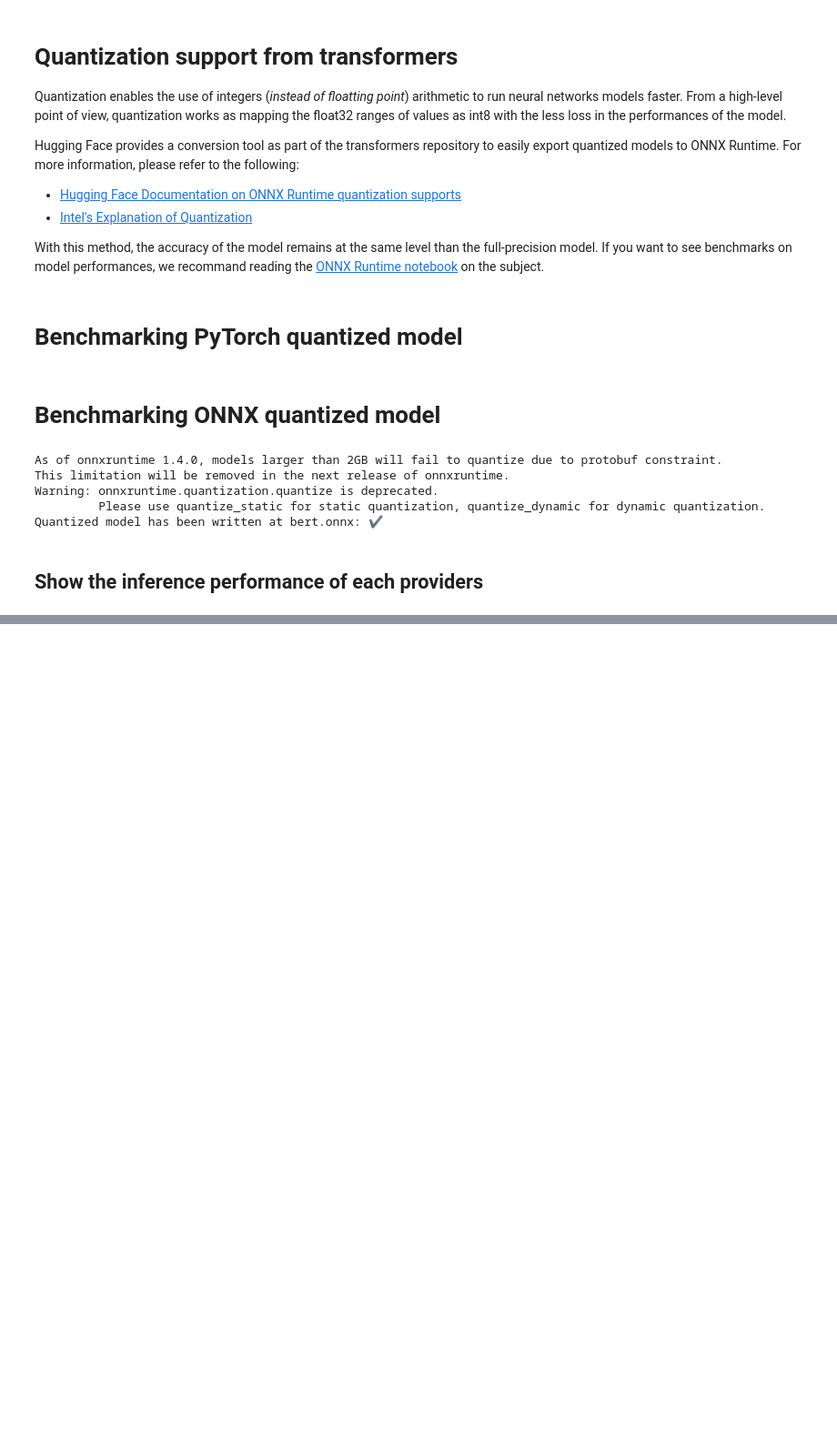
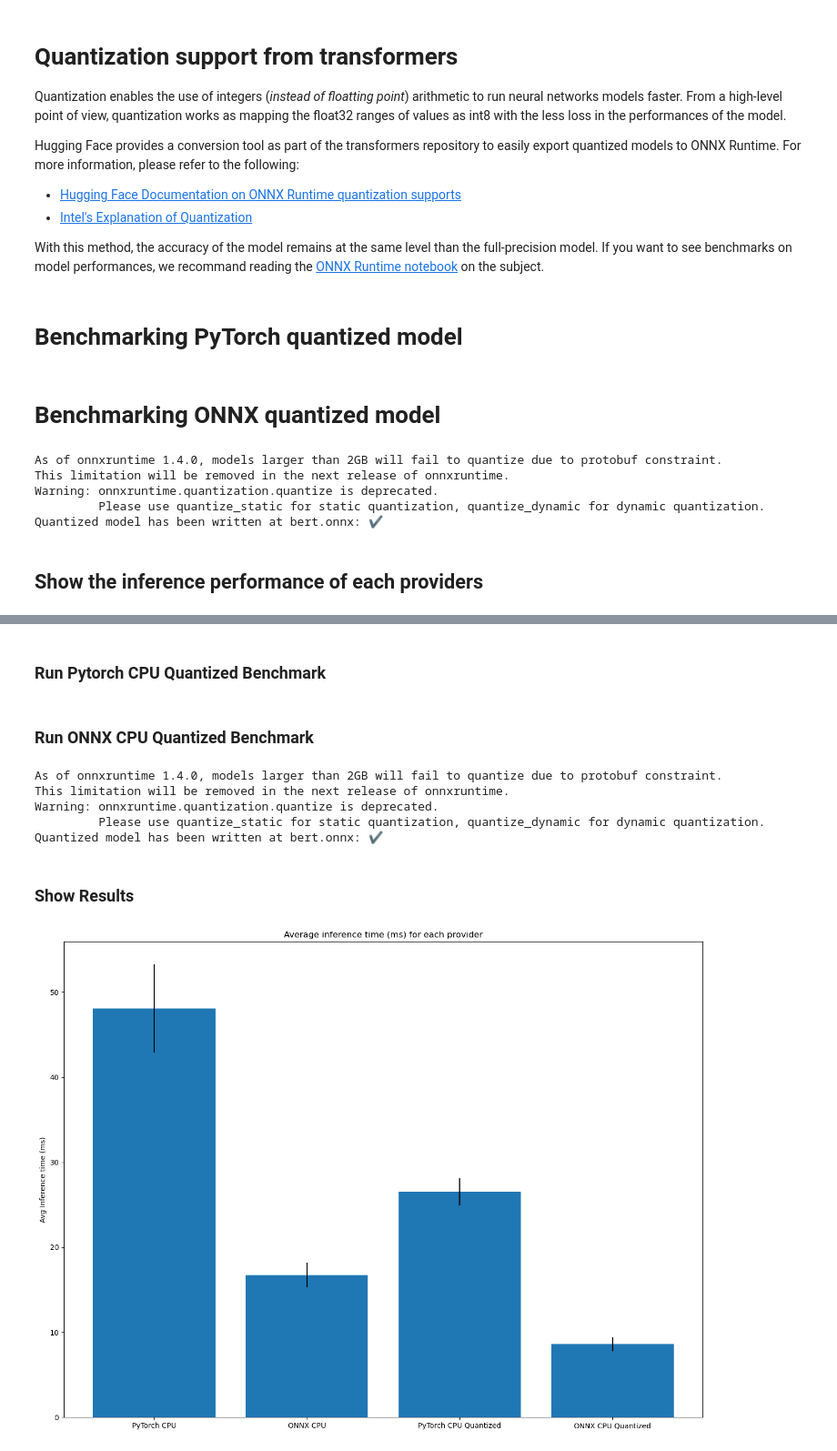
Before and after one commit to lewtun/transformerlab, a Jupyter notebook: 04_onnx-export.ipynb, the cells around one changed output, grey strips where cells are left out. Shown at 91% size. Cells and saved outputs as stored; diff of their text form; code cells hidden in the pictures; blank space fills up the shorter version.

```diff
--- a/04_onnx-export.ipynb
+++ b/04_onnx-export.ipynb
@@ -419,0 +426,7 @@ plt.show()
+# %%
+!rm -rf onnx/
+from pathlib import Path
+from transformers.convert_graph_to_onnx import convert
+model_name = "huggingface/prunebert-base-uncased-6-finepruned-w-distil-squad"
+onnx_path = "onnx/"+model_name.replace('/', '_')+'.onnx'
+convert(framework="pt", model=model_name, output=Path(onnx_path), opset=11)
@@ -419,0 +511,2 @@ plt.show()
+# %% [markdown]
+### Run Pytorch CPU Quantized Benchmark
@@ -419,0 +530,47 @@ plt.show()
+# %% [markdown]
+### Run ONNX CPU Quantized Benchmark
+# %%
+from transformers.convert_graph_to_onnx import quantize
+
+# Transformers allow you to easily convert float32 model to quantized int8 with ONNX Runtime
+quantized_model_path = quantize(Path("bert.opt.onnx"))
+
+# Then you just have to load through ONNX runtime as you would normally do
+quantized_model = create_model_for_provider(quantized_model_path.as_posix(), "CPUExecutionProvider")
+
+# Warm up the overall model to have a fair comparaison
+outputs = quantized_model.run(None, inputs_onnx)
+
+time_buffer = []
+for _ in trange(100, desc=f"Tracking inference time on CPUExecutionProvider with quantized model"):
+    with track_infer_time(time_buffer):
+        outputs = quantized_model.run(None, inputs_onnx)
+results["ONNX CPU Quantized"] = OnnxInferenceResult(time_buffer,quantized_model_path)
+# %% [output]
+As of onnxruntime 1.4.0, models larger than 2GB will fail to quantize due to protobuf constraint.
+This limitation will be removed in the next release of onnxruntime.
+Warning: onnxruntime.quantization.quantize is deprecated.
+         Please use quantize_static for static quantization, quantize_dynamic for dynamic quantization.
+Quantized model has been written at bert.onnx: ✔
+# %% [markdown]
+### Show Results
+# %%
+%matplotlib inline
+
+import matplotlib
+import matplotlib.pyplot as plt
+import numpy as np
+import os
+
+# Compute average inference time + std
+time_results = {k: np.mean(v.model_inference_time) * 1e3 for k, v in results.items()}
+time_results_std = [np.std(v.model_inference_time)*1000 for v in results.values()]
+
+plt.rcdefaults()
+fig, ax = plt.subplots(figsize=(16, 12))
+ax.set_ylabel("Avg Inference time (ms)")
+ax.set_title("Average inference time (ms) for each provider")
+ax.bar(time_results.keys(), time_results.values(), yerr=time_results_std)
+plt.show()
+# %% [output]
+[figure, added]
```
Also changed, not shown: parts of 21 cells of this notebook, 1 other file.
